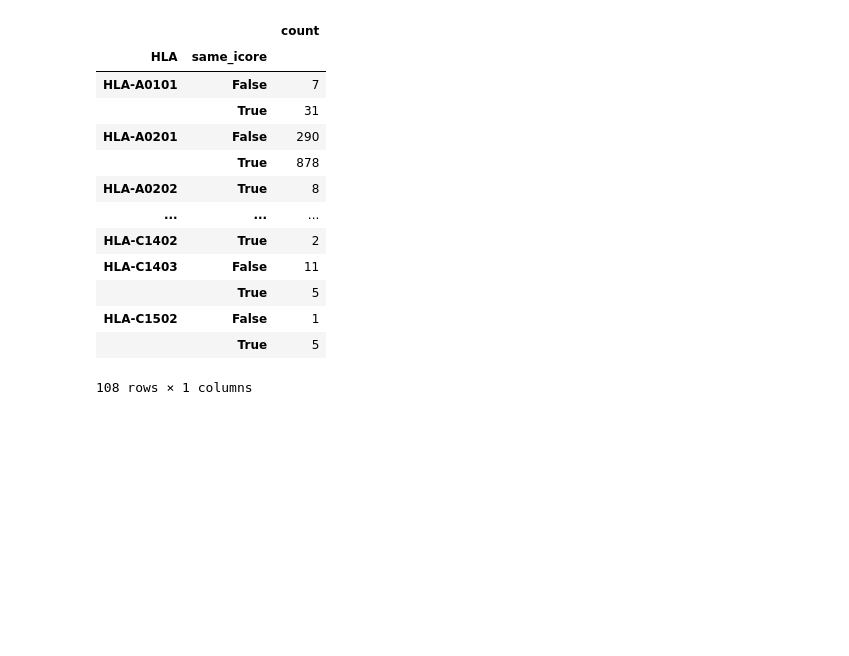
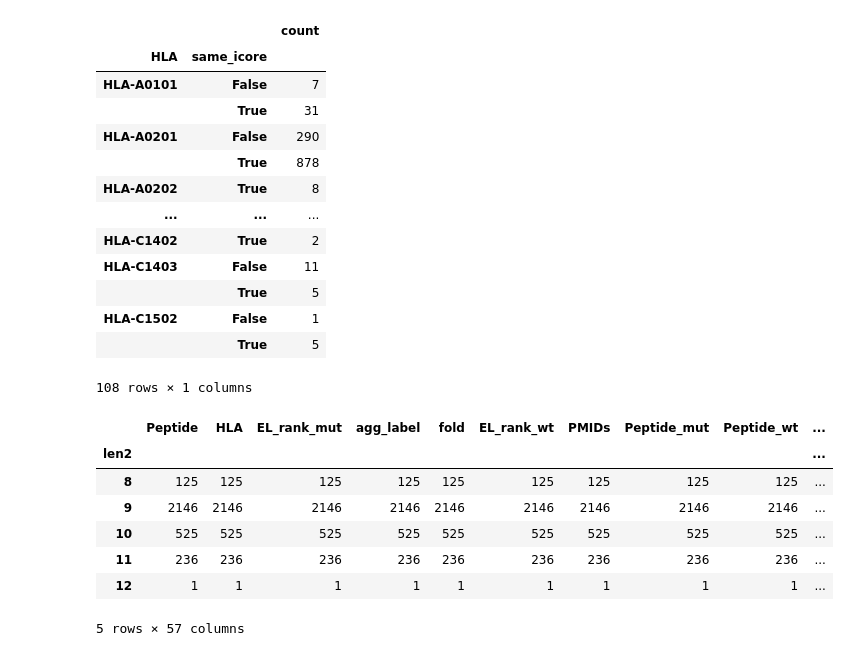
Before and after one commit to richieYT-wan/cedar, a Jupyter notebook: notebook/230109_allele_icore.ipynb, the cells around one changed output. Cells and saved outputs as stored; diff of their text form; code cells hidden in the pictures; blank space fills up the shorter version.

```diff
--- a/notebook/230109_allele_icore.ipynb
+++ b/notebook/230109_allele_icore.ipynb
@@ -189,0 +196,12 @@ cedar_related.groupby(['HLA', 'same_icore']).agg(count = ('Peptide','count'))
+# %%
+cedar_related['len2'] = cedar_related['icore_mut'].apply(len)
+cedar_related.groupby('len2').count()
+# %% [output]
+|  | Peptide | HLA | EL_rank_mut | agg_label | fold | EL_rank_wt | PMIDs | Peptide_mut | Peptide_wt | ... |
+| len2 |  |  |  |  |  |  |  |  |  | ... |
+| 8 | 125 | 125 | 125 | 125 | 125 | 125 | 125 | 125 | 125 | ... |
+| 9 | 2146 | 2146 | 2146 | 2146 | 2146 | 2146 | 2146 | 2146 | 2146 | ... |
+| 10 | 525 | 525 | 525 | 525 | 525 | 525 | 525 | 525 | 525 | ... |
+| 11 | 236 | 236 | 236 | 236 | 236 | 236 | 236 | 236 | 236 | ... |
+| 12 | 1 | 1 | 1 | 1 | 1 | 1 | 1 | 1 | 1 | ... |
+5 rows × 57 columns
```
Also changed, not shown: parts of 2 cells of this notebook, 1 other file.
